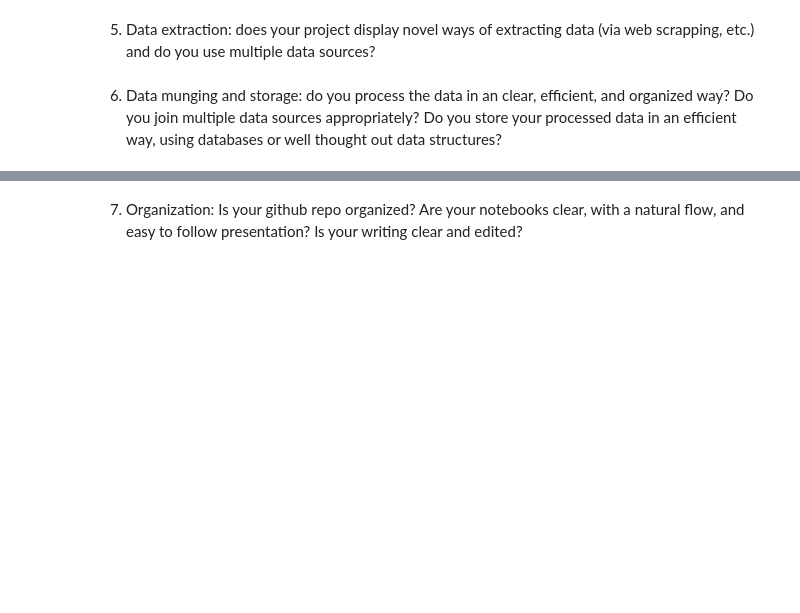
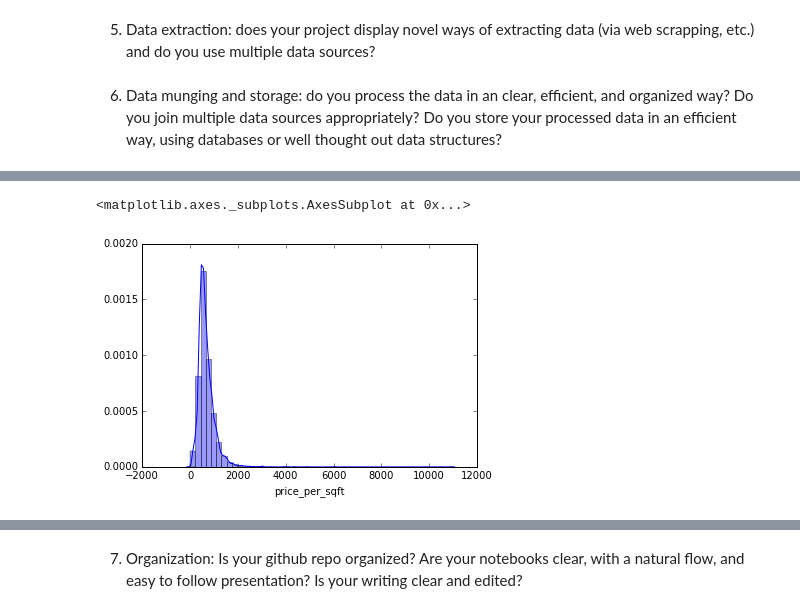
Before and after one commit to taylorxleung/STAT-141B--FINAL, a Jupyter notebook: STAT 141B-- Final Project.ipynb, the cells around one changed output, grey strips where cells are left out. Saved outputs shown, nothing was run; the diff lists cells and outputs as text; code cells hidden in the pictures; blank space fills up the shorter version.

```diff
--- a/STAT 141B-- Final Project.ipynb
+++ b/STAT 141B-- Final Project.ipynb
@@ -251,0 +262,5 @@ geoHousing.groupby('county').agg({'address': 'count'})
+# %%
+zipcodes = pd.read_csv('./zip_codes_ca.csv')
+zipcodes.zipcode = zipcodes.zipcode.astype(str)
+geoHousing = pd.merge(zipcodes, geoHousing, on='zipcode')
+geoHousing.head()
@@ -251,0 +274,6 @@ geoHousing.groupby('county').agg({'address': 'count'})
+# %%
+# histogram
+sns.distplot(geoHousing['price_per_sqft'])
+# %% [output]
+<matplotlib.axes._subplots.AxesSubplot at 0x...>
+[figure, added]
```
Also changed, not shown: parts of 7 cells of this notebook, 1 other file.
